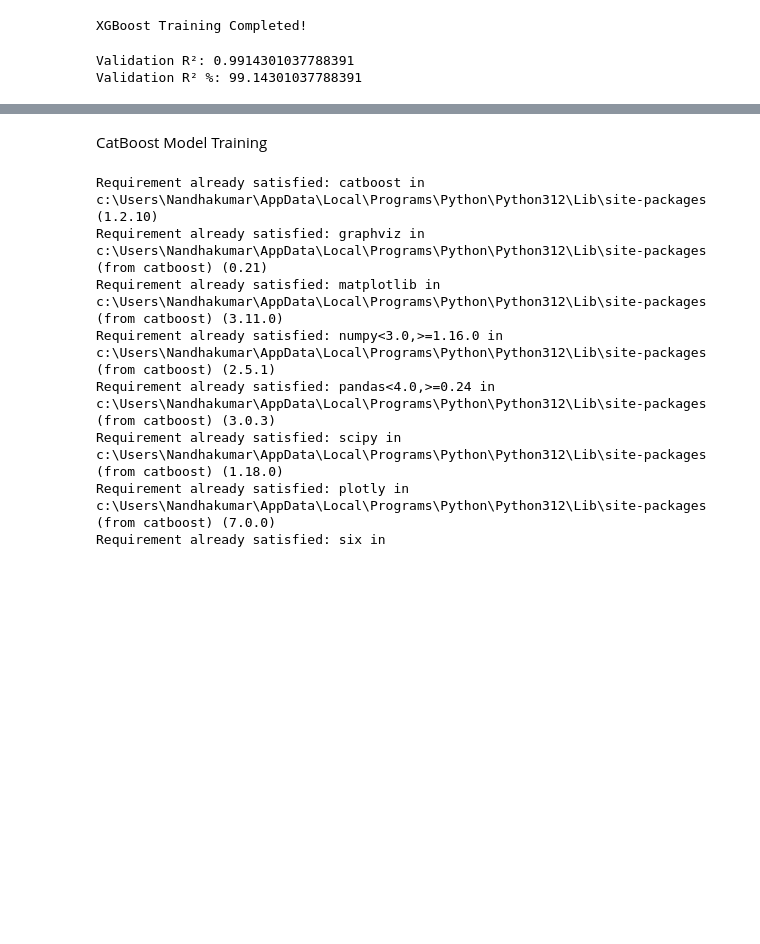
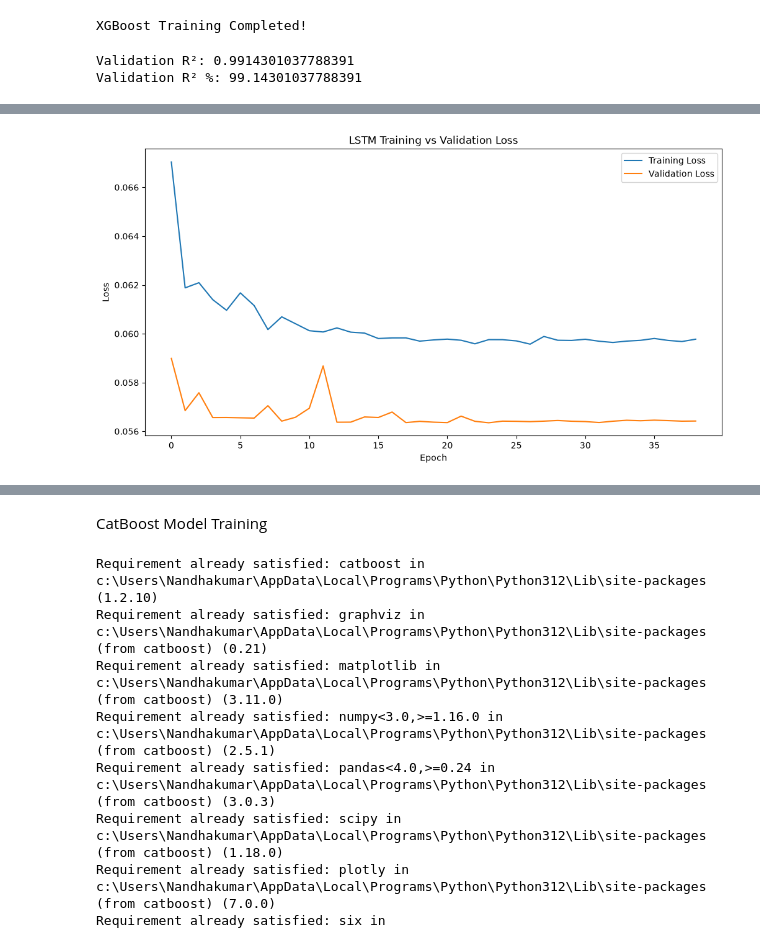
Before and after one commit to nanthakumar78450/Sales_Forecasting, a Jupyter notebook: sales_Forecasting.ipynb, the cells around one changed output, grey strips where cells are left out. Drawn from its saved outputs; the diff is of its cells as text; code cells hidden in the pictures; blank space fills up the shorter version.

```diff
--- a/sales_Forecasting.ipynb
+++ b/sales_Forecasting.ipynb
@@ -903,0 +1172,20 @@ R² % : 99.14%
+# %%
+reduce_lr = ReduceLROnPlateau(
+    monitor="val_loss",
+    factor=0.5,
+    patience=5,
+    min_lr=0.00001
+)
+# %%
+history = lstm_model.fit(
+    X_train,
+    y_train,
+    epochs=100,
+    batch_size=32,
+    validation_data=(X_val, y_val),
+    callbacks=[
+        early_stopping,
+        reduce_lr
+    ],
+    verbose=1
+)
@@ -903,0 +1210,23 @@ R² % : 99.14%
+# %%
+plt.figure(figsize=(12, 6))
+
+plt.plot(
+    history.history["loss"],
+    label="Training Loss"
+)
+
+plt.plot(
+    history.history["val_loss"],
+    label="Validation Loss"
+)
+
+plt.title("LSTM Training vs Validation Loss")
+
+plt.xlabel("Epoch")
+plt.ylabel("Loss")
+
+plt.legend()
+
+plt.show()
+# %% [output]
+[figure, added]
```
Also changed, not shown: parts of 92 cells of this notebook, 11 other files.
